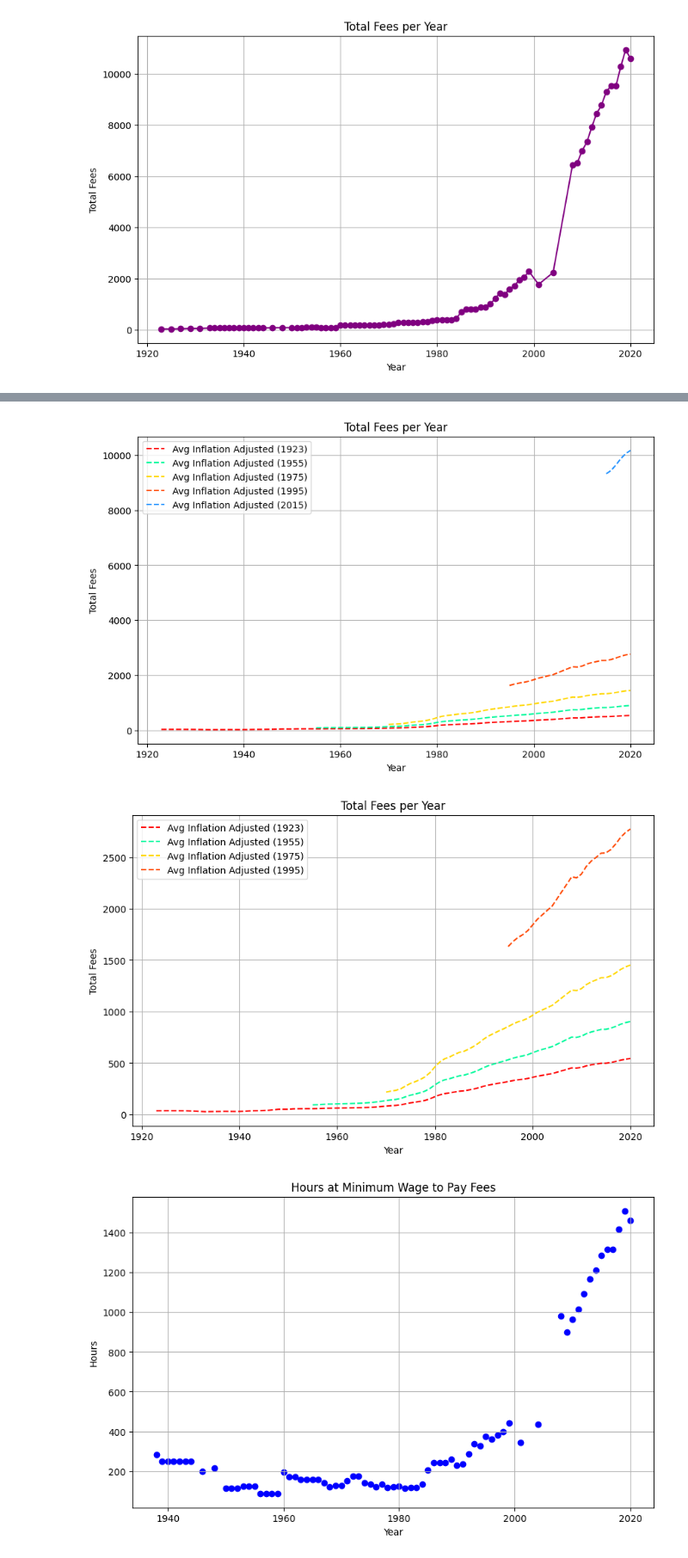
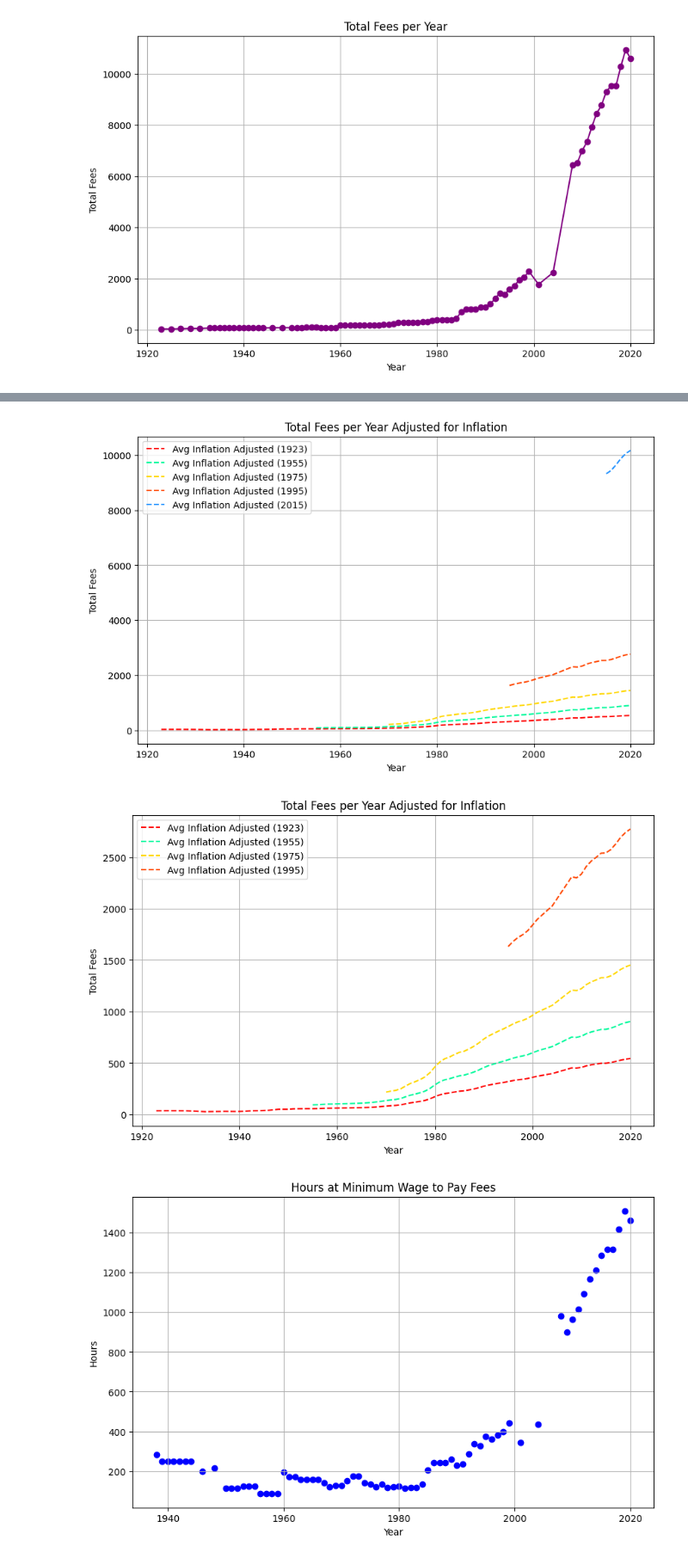
Before and after one commit to ElizaGMorgan/SFAPriceHistory, a Jupyter notebook: SFA Prices Workbook.ipynb, the cells around one changed output, grey strips where cells are left out. Shown at 86% size. Cells and saved outputs as stored; diff of their text form; code cells hidden in the pictures.

```diff
--- a/SFA Prices Workbook.ipynb
+++ b/SFA Prices Workbook.ipynb
@@ -282,14 +282,14 @@ plt.plot(x_values_1970, avg_inflation_1970, linestyle='dashed', color='gold', la
 plt.plot(x_values_1995, avg_inflation_1995, linestyle='dashed', color='orangered', label='Avg Inflation Adjusted (1995)')
 plt.plot(x_values_2015, avg_inflation_2015, linestyle='dashed', color='dodgerblue', label='Avg Inflation Adjusted (2015)')
 
-plt.title('Total Fees per Year')
+plt.title('Total Fees per Year Adjusted for Inflation')
 plt.xlabel('Year')
 plt.ylabel('Total Fees')
 plt.legend()
 plt.grid(True)
 plt.show()
 # %% [output]
-[figure, old version]
+[figure, new version]
 # %%
 plt.style.use('default')
 def calculate_inflation_adjusted_prices(start_year, years_range):
@@ -310,35 +310,35 @@ def calculate_inflation_adjusted_prices(start_year, years_range):
             if prev_year_fee is None:
                 prev_year_fee = y_values[-1]
 
             inflation_rate = df[condition]['Rate of Inflation'].values[0] / 100
             prev_year_fee *= (1 + inflation_rate)
             average_inflation_adjusted.append(prev_year_fee)
 
     return x_values, y_values, average_inflation_adjusted
 
 plt.figure(figsize=(10, 6))
 
 x_values_1985, y_values_1985, avg_inflation_1985 = calculate_inflation_adjusted_prices(1985, range(1985, 2021))
 x_values_1970, y_values_1970, avg_inflation_1970 = calculate_inflation_adjusted_prices(1970, range(1970, 2021))
 x_values_1955, y_values_1955, avg_inflation_1955 = calculate_inflation_adjusted_prices(1955, range(1955, 2021))
 x_values_1923, y_values_1923, avg_inflation_1923 = calculate_inflation_adjusted_prices(1923, range(1923, 2021))
 x_values_1995, y_values_1995, avg_inflation_1995 = calculate_inflation_adjusted_prices(1995, range(1995, 2021))
 
 
 
 plt.plot(x_values_1923, avg_inflation_1923, linestyle='dashed', color='red', label='Avg Inflation Adjusted (1923)')
 plt.plot(x_values_1955, avg_inflation_1955, linestyle='dashed', color='mediumspringgreen', label='Avg Inflation Adjusted (1955)')
 plt.plot(x_values_1970, avg_inflation_1970, linestyle='dashed', color='gold', label='Avg Inflation Adjusted (1975)')
 plt.plot(x_values_1995, avg_inflation_1995, linestyle='dashed', color='orangered', label='Avg Inflation Adjusted (1995)')
 
-plt.title('Total Fees per Year')
+plt.title('Total Fees per Year Adjusted for Inflation')
 plt.xlabel('Year')
 plt.ylabel('Total Fees')
 plt.legend()
 plt.grid(True)
 plt.show()
 # %% [output]
-[figure, old version]
+[figure, new version]
 # %%
 years_range = range(1923, 2021)
 hours_to_pay_fees = []
```
Also changed, not shown: parts of 4 cells of this notebook, 2 other files.
